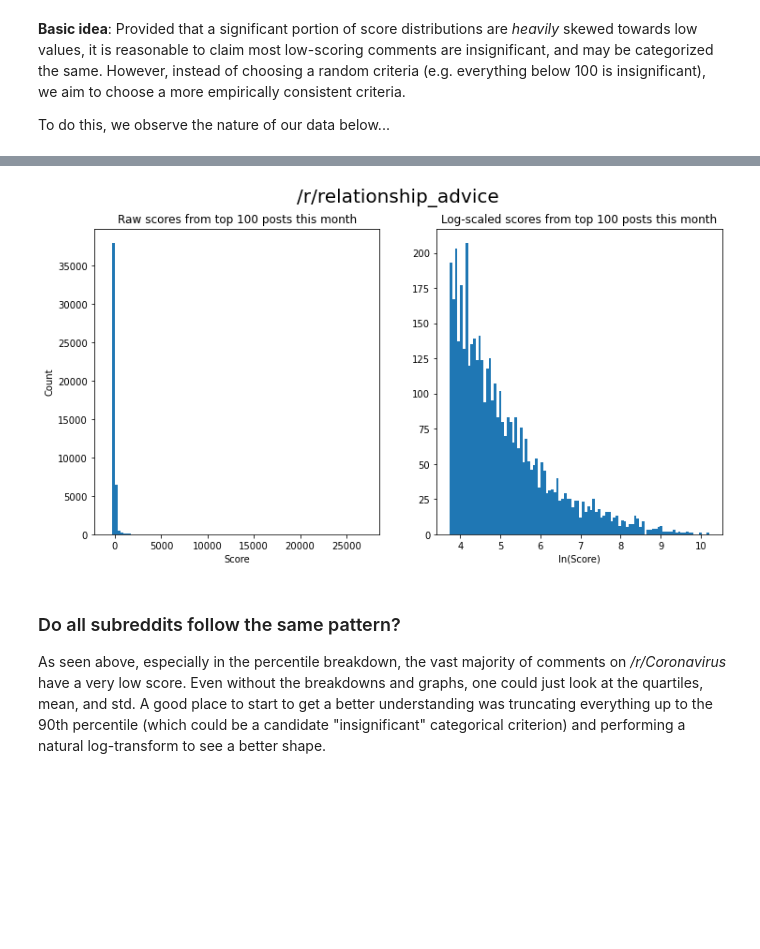
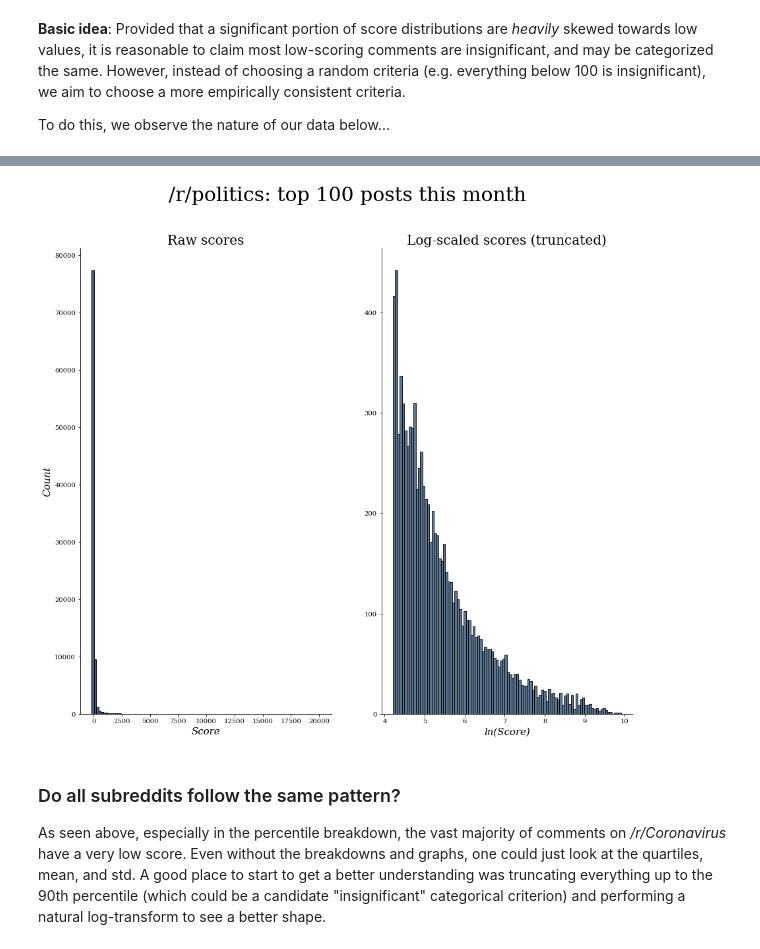
Before and after one commit to sidNan21/Reddit-Popularity-Prediction, a Jupyter notebook: notebooks/playground.ipynb, the cells around one changed output, grey strips where cells are left out. Drawn from its saved outputs; the diff is of its cells as text; code cells hidden in the pictures; blank space fills up the shorter version.

Commit message:
prettier graphs

```diff
--- a/notebooks/playground.ipynb
+++ b/notebooks/playground.ipynb
@@ -11,7 +11,7 @@ import pandas as pd
 ### Testing transform on a target subreddit
 # %%
 # Load data
-data = pd.read_json('../data/relationship_advice-m100.json')
+data = pd.read_json('../data/politics-m100.json')
 data['distinguished'] = data['distinguished'].fillna(value='none')
 # %% [markdown]
 **Basic idea**: Provided that a significant portion of score distributions are _heavily_ skewed towards low values, it is reasonable to claim most low-scoring comments are insignificant, and may be categorized the same. However, instead of choosing a random criteria (e.g. everything below 100 is insignificant), we aim to choose a more empirically consistent criteria.
@@ -28,21 +28,52 @@ for i in (75, 80, 90, 95, 97.5, 99, 99.9, 99.99, 99.999):
     percentiles[i] = np.percentile(data['score'],i)
     print('{0:.3f}%: {1:.3f}'.format(i,percentiles[i]))
 
+# plot params
+plt.rc('font', family='serif')
+plt.rc('xtick', labelsize='medium')
+plt.rc('ytick', labelsize='medium')
+fav_color = '#3F5D7D'
+fsz1 = 30 # super title
+fsz2 = 20 # titles
+fsz3 = 15 # axes labels
+
 # take a look at score distribution...
-fig, (ax1, ax2) = plt.subplots(1, 2, figsize=(12,6))
-ax1.hist(data['score'], 100)
+fig, (ax1, ax2) = plt.subplots(1, 2, figsize=(15,13))
+ax1.hist(data['score'], bins=100, color=fav_color, edgecolor='black')
 
 # try stripping "insignificant" comments
 data_stripped = list(filter(lambda x: x > percentiles[90], data['score']))
-ax2.hist(np.log(data_stripped), 100)
 
-plt.suptitle('/r/relationship_advice', fontsize=20)
+# plot
+ax2.hist(np.log(data_stripped), bins=100,
+         color=fav_color, edgecolor='black', alpha=0.85)
+plt.suptitle('/r/politics: top 100 posts this month', fontsize=30)
 
-ax1.set_title('Raw scores from top 100 posts this month')
-ax2.set_title('Log-scaled scores from top 100 posts this month')
+ax1.set_title('Raw scores', fontsize=20)
+ax2.set_title('Log-scaled scores (truncated)', fontsize=20)
 
-ax1.set(xlabel='Score', ylabel='Count')
-ax2.set(xlabel='ln(Score)')
+# axes labels
+ax1.set_xlabel('Score', fontsize=15)
+ax1.set_ylabel('Count', fontsize=15)
+ax2.set_xlabel('ln(Score)', fontsize=15)
+
+xlab1 = ax1.xaxis.get_label()
+xlab2 = ax2.xaxis.get_label()
+ylab1 = ax1.yaxis.get_label()
+
+for lab in (xlab1, xlab2, ylab1):
+    lab.set_style('italic')
+
+# some cosmetics
+ax1.spines["top"].set_visible(False)
+ax1.spines["right"].set_visible(False)
+ax1.get_xaxis().tick_bottom()
+ax1.get_yaxis().tick_left()
+
+ax2.spines["top"].set_visible(False)
+ax2.spines["right"].set_visible(False)
+ax2.get_xaxis().tick_bottom()
+ax2.get_yaxis().tick_left()
 
 plt.show()
 # %% [output]
@@ -69,4 +100,4 @@ more percentiles:
-[figure, old version]
+[figure, new version]
 # %% [markdown]
 ### Do all subreddits follow the same pattern?
 
```
Also changed, not shown: parts of 13 cells of this notebook, 2 other files.
